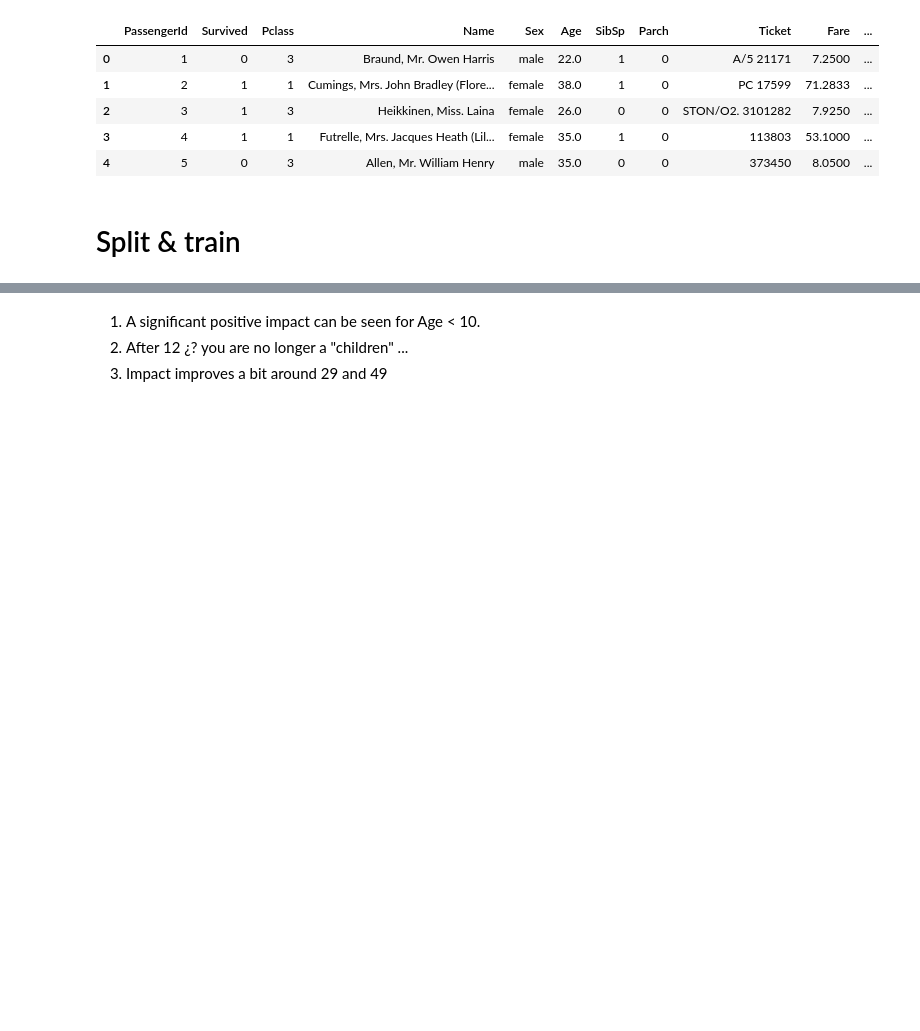
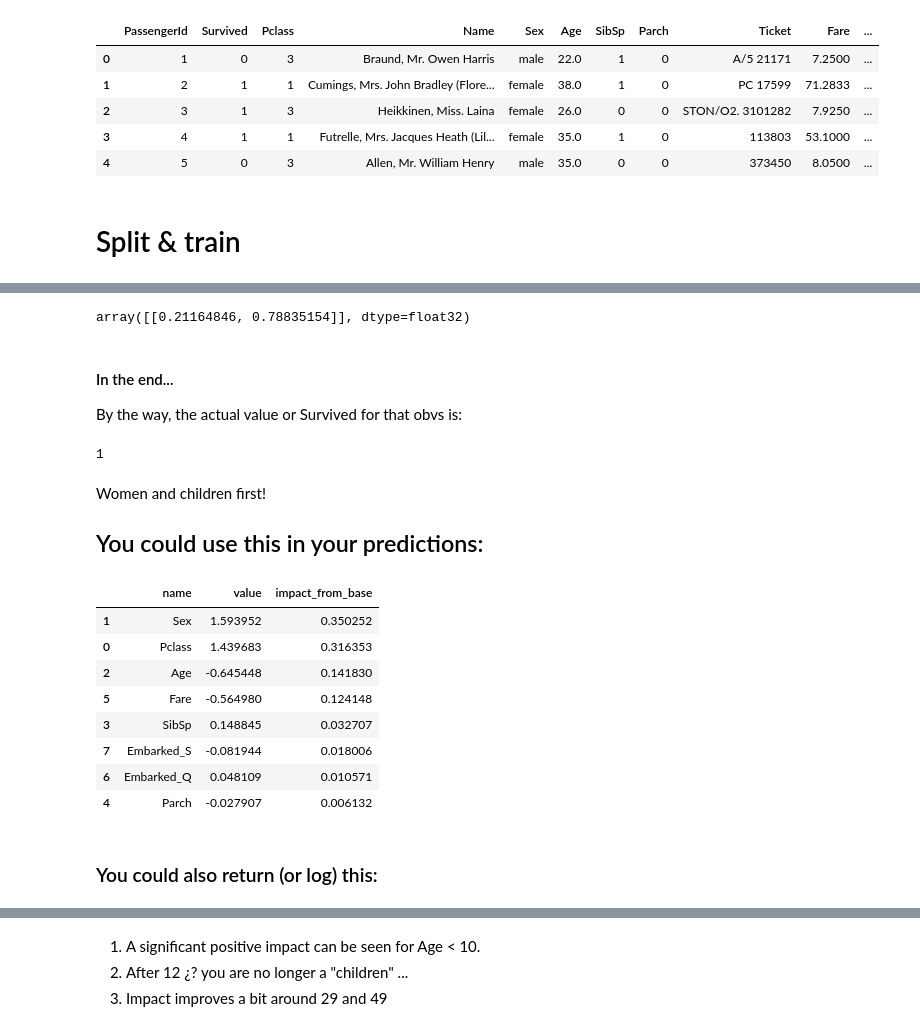
Before and after one commit to Rmwak/t3chfest_madrid_2019_interpretability, a Jupyter notebook: notebook/[Toy example] Titanic.ipynb, the cells around one changed output, grey strips where cells are left out. Cells and saved outputs as stored; diff of their text form; code cells hidden in the pictures; blank space fills up the shorter version.

```diff
--- a/notebook/[Toy example] Titanic.ipynb
+++ b/notebook/[Toy example] Titanic.ipynb
@@ -69,0 +150,57 @@ Age (2) and Sex (1, female) has a big positive impact, while Pclass (3) a negati
+# %%
+xgb.predict_proba(X_valid.iloc[[112]])
+# %% [output]
+array([[0.21164846, 0.78835154]], dtype=float32)
+# %% [markdown]
+#### In the end...
+By the way, the actual value or Survived for that obvs is:
+# %%
+y_valid.iloc[112]
+# %% [output]
+1
+# %% [markdown]
+Women and children first!
+
+
+## You could use this in your predictions:
+# %%
+def get_relative_importance(explainer, names, obv):
+    """
+    Calculates the relative importance to the overall prediction. This is not translated into probability impact,
+    but gives a better idea of the magnitude of a variable in the context of the others.
+
+    The provided _explainer_ is applied to the provided observation (in _values_). Then the absolute shap values are
+    sumed and a percent is calculated from that total by feature (without the base value!)
+
+    A dataframe is returned with the results
+
+    Params:
+       * explainer: SHAP explainer
+       * names: column names of the features
+       * values: column values of the observation
+    """
+    shap_values_obvs = explainer.shap_values(obv)
+    interpretation = pd.DataFrame({"name":names,"value":shap_values_obvs[0]})
+    interpretation['impact_from_base'] = interpretation['value'].abs()
+    interpretation['impact_from_base'] = (interpretation['impact_from_base'] / interpretation['impact_from_base'].sum())
+    return interpretation.sort_values(by=['impact_from_base'], ascending=False)
+
+def predict_value(model, explainer, names, values):
+    prediction = model.predict(values)[0]
+    prob_score = model.predict_proba(values)[0][1]
+    explanation = get_relative_importance(explainer, names, values)
+    return {'prediction':prediction, 'prob_score':prob_score, 'explanation':explanation.to_dict(orient='records')}
+# %%
+get_relative_importance(explainer, X_valid.columns, X_valid.iloc[[112]])
+# %% [output]
+|  | name | value | impact_from_base |
+| 1 | Sex | 1.593952 | 0.350252 |
+| 0 | Pclass | 1.439683 | 0.316353 |
+| 2 | Age | -0.645448 | 0.141830 |
+| 5 | Fare | -0.564980 | 0.124148 |
+| 3 | SibSp | 0.148845 | 0.032707 |
+| 7 | Embarked_S | -0.081944 | 0.018006 |
+| 6 | Embarked_Q | 0.048109 | 0.010571 |
+| 4 | Parch | -0.027907 | 0.006132 |
+# %% [markdown]
+### You could also return (or log) this:
```
Also changed, not shown: parts of 34 cells of this notebook, 5 other files.
